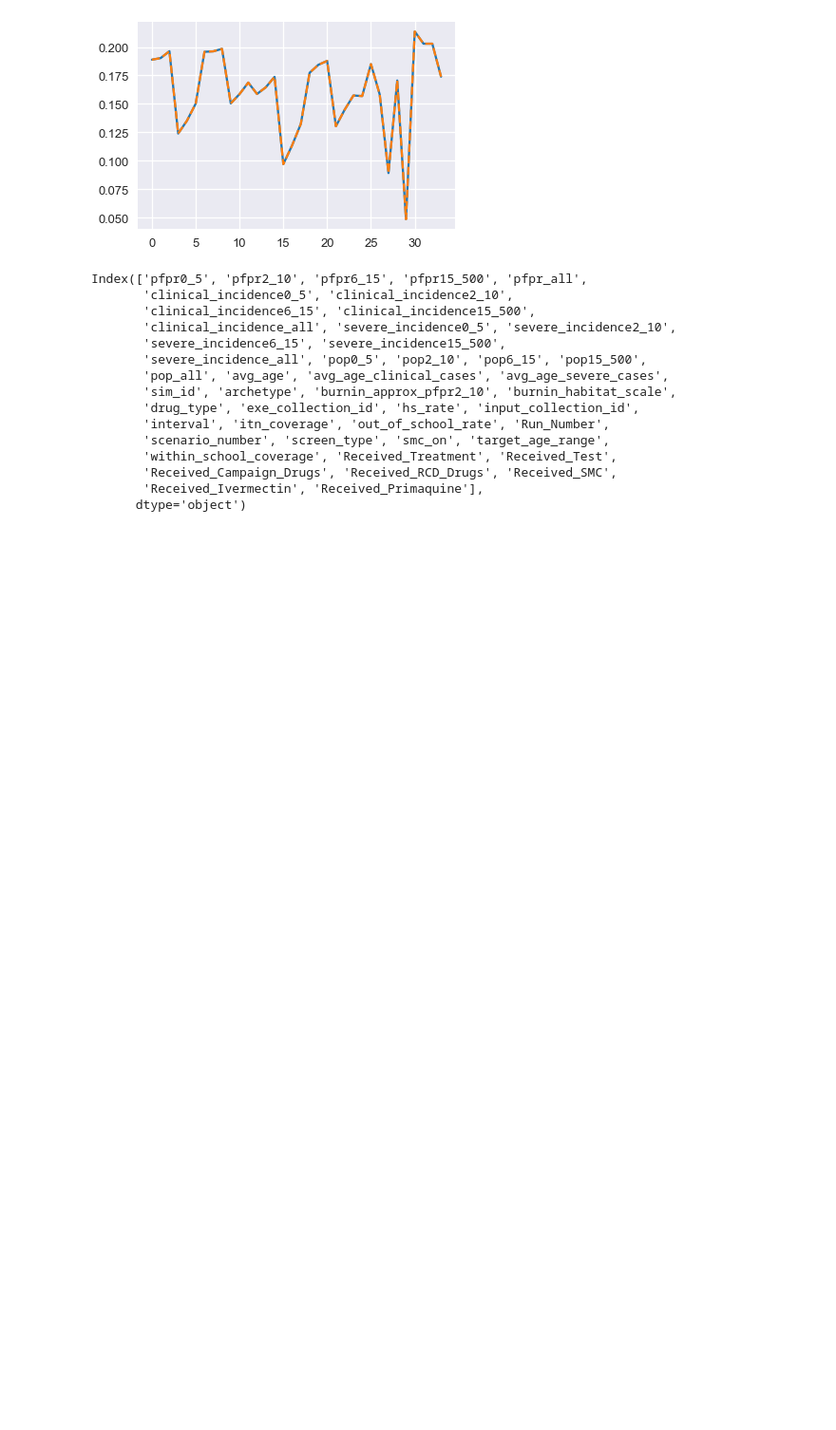
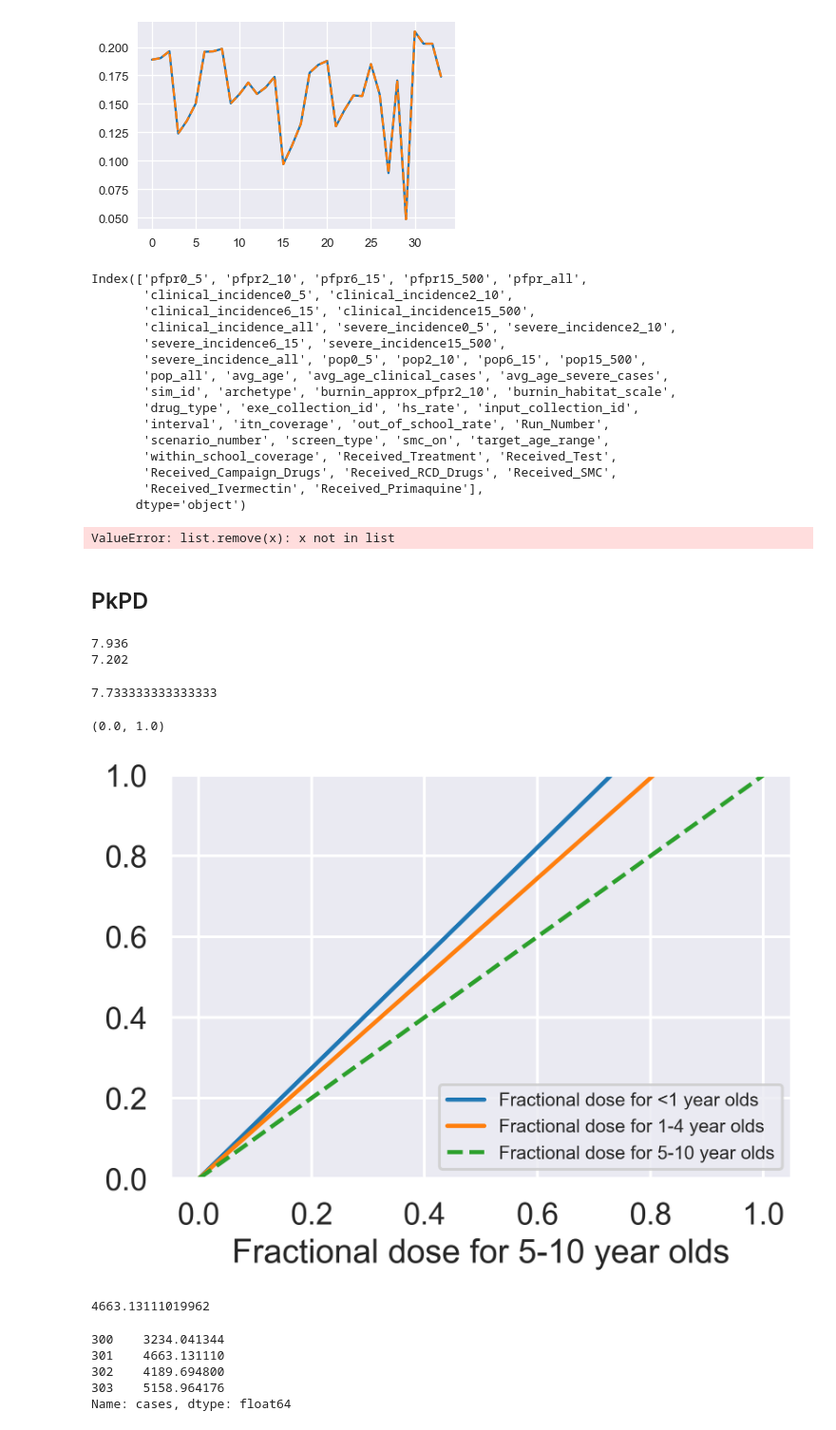
Before and after one commit to jgsuresh/malaria-sac-ipt_dtk-tools, a Jupyter notebook: notebooks/scratch.ipynb, the cells around one changed output. Shown at 95% size. Saved outputs shown, nothing was run; the diff lists cells and outputs as text; code cells hidden in the pictures; blank space fills up the shorter version.

```diff
--- a/notebooks/scratch.ipynb
+++ b/notebooks/scratch.ipynb
@@ -725,3 +725,9 @@ Index(['pfpr0_5', 'pfpr2_10', 'pfpr6_15', 'pfpr15_500', 'pfpr_all',
        'Received_Campaign_Drugs', 'Received_RCD_Drugs', 'Received_SMC',
        'Received_Ivermectin', 'Received_Primaquine'],
       dtype='object')
+# %%
+a = [1,2,3]
+a.remove([2,3])
+print(a)
+# %% [output]
+ValueError: list.remove(x): x not in list
@@ -727,0 +736,31 @@ Index(['pfpr0_5', 'pfpr2_10', 'pfpr6_15', 'pfpr15_500', 'pfpr_all',
+# %% [markdown]
+## PkPD
+# %%
+print(49.6/(50/8))
+print(27.7/(50/13))
+# %% [output]
+7.936
+7.202
+# %%
+5.8/0.75
+# %% [output]
+7.733333333333333
+# %%
+fc = np.linspace(0,1,50)
+C = 5.8/fc
+
+fa = 7.94/C
+fb = 7.2/C
+
+plt.figure(dpi=300)
+# plt.plot(fc, C, label="Cmax")
+plt.plot(fc, fa, label="Fractional dose for <1 year olds")
+plt.plot(fc, fb, label="Fractional dose for 1-4 year olds")
+plt.plot(fc, fc, label="Fractional dose for 5-10 year olds", linestyle='dashed')
+plt.xlabel("Fractional dose for 5-10 year olds")
+plt.legend(fontsize=10)
+
+plt.ylim([0,1])
+# %% [output]
+(0.0, 1.0)
+[figure, added]
@@ -727,0 +773,19 @@ Index(['pfpr0_5', 'pfpr2_10', 'pfpr6_15', 'pfpr15_500', 'pfpr_all',
+# %%
+df = pd.read_csv("sim_data_cleaned_20210414_CHECKING.csv")
+df = df[df["archetype"]=="Sahel"]
+x = df[np.logical_and(df["scenario_number"]==36, df["burnin_approx_pfpr2_10"]==0.25)]
+# print(np.mean(x["clinical_incidence_all"]))
+print(np.mean(x["clinical_incidence_all"]*5000))
+# %% [output]
+4663.13111019962
+# %%
+df = pd.read_csv("marita_results_2021-04-15.csv")
+df = df[df["archetype"]=="Sahel"]
+x = df[df["scenario_number"]==36]
+print((x["cases"]))
+# %% [output]
+300    3234.041344
+301    4663.131110
+302    4189.694800
+303    5158.964176
+Name: cases, dtype: float64
```
Also changed, not shown: parts of 10 cells of this notebook, 21 other files.
